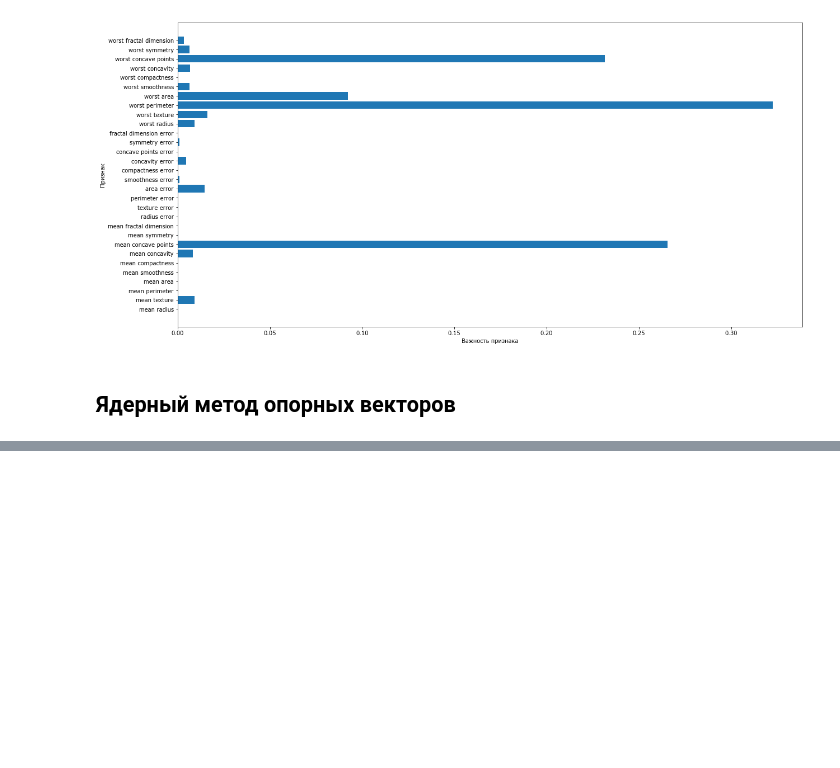
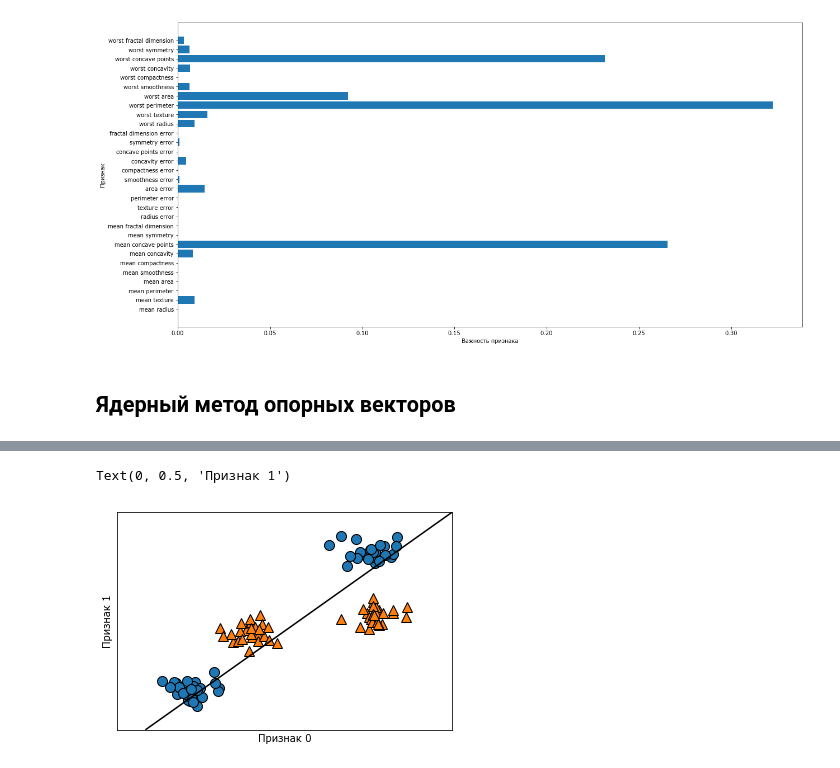
Before and after one commit to azamind/ml-intro, a Jupyter notebook: code/Chapter2.ipynb, the cells around one changed output, grey strips where cells are left out. Saved outputs shown, nothing was run; the diff lists cells and outputs as text; code cells hidden in the pictures; blank space fills up the shorter version.

```diff
--- a/code/Chapter2.ipynb
+++ b/code/Chapter2.ipynb
@@ -656,0 +667,12 @@ plot_feature_importances_cancer(gbrt)
+# %%
+# Линейную модель классификации можно раздлить только прямой
+# Граница принятия решений, найденная с помощью метода линейного SVM
+from sklearn.svm import LinearSVC
+linear_svm = LinearSVC(max_iter=10000).fit(X, y)
+mglearn.plots.plot_2d_separator(linear_svm, X)
+mglearn.discrete_scatter(X[:, 0], X[:, 1], y)
+plt.xlabel("Признак 0")
+plt.ylabel("Признак 1")
+# %% [output]
+Text(0, 0.5, 'Признак 1')
+[figure, added]
```
Also changed, not shown: parts of 10 cells of this notebook.
